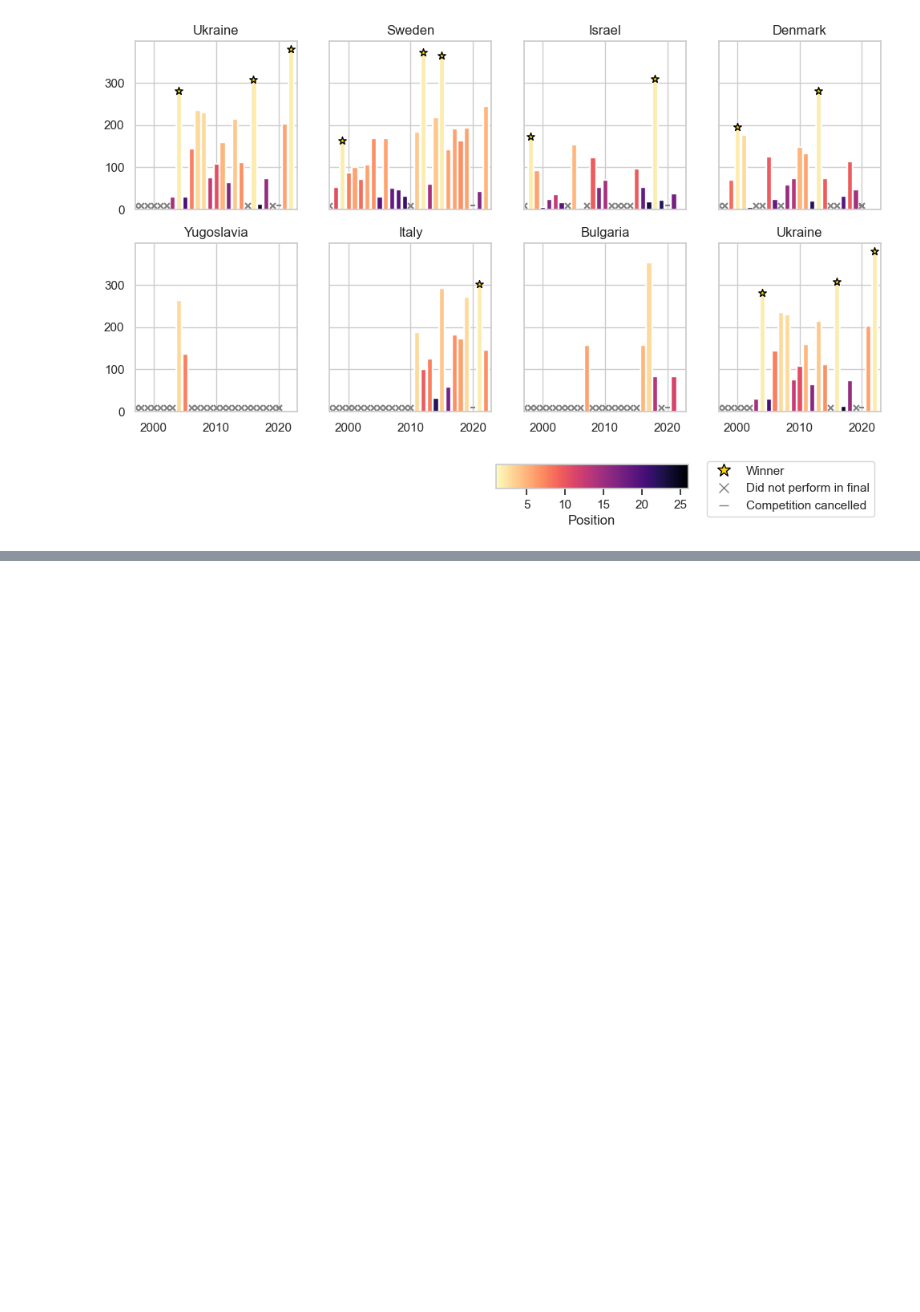
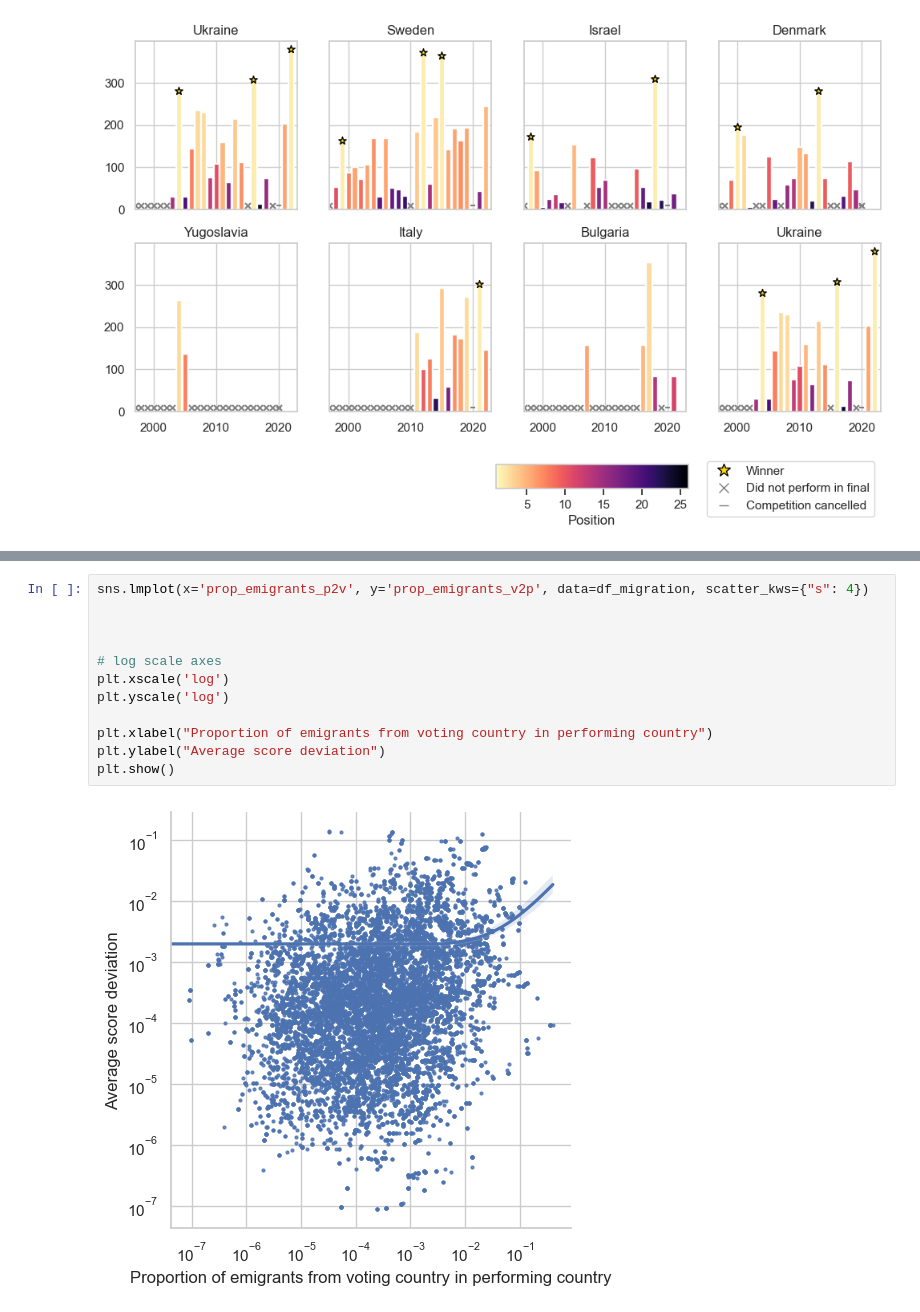
Before and after one commit to KatrionaGoldmann/Eurovision_TDS, a Jupyter notebook: eurovision/notebooks/story.ipynb, the cells around one changed output, grey strips where cells are left out. Drawn from its saved outputs; the diff is of its cells as text; blank space fills up the shorter version.

```diff
--- a/eurovision/notebooks/story.ipynb
+++ b/eurovision/notebooks/story.ipynb
@@ -161,0 +431,14 @@ fig.colorbar(sm, ax=ax, orientation='horizontal', fraction=0.02, pad=0.1, label=
+# %%
+sns.lmplot(x='prop_emigrants_p2v', y='prop_emigrants_v2p', data=df_migration, scatter_kws={"s": 4})
+
+
+
+# log scale axes
+plt.xscale('log')
+plt.yscale('log')
+
+plt.xlabel("Proportion of emigrants from voting country in performing country")
+plt.ylabel("Average score deviation")
+plt.show()
+# %% [output]
+[figure, added]
```
Also changed, not shown: parts of 14 cells of this notebook.
